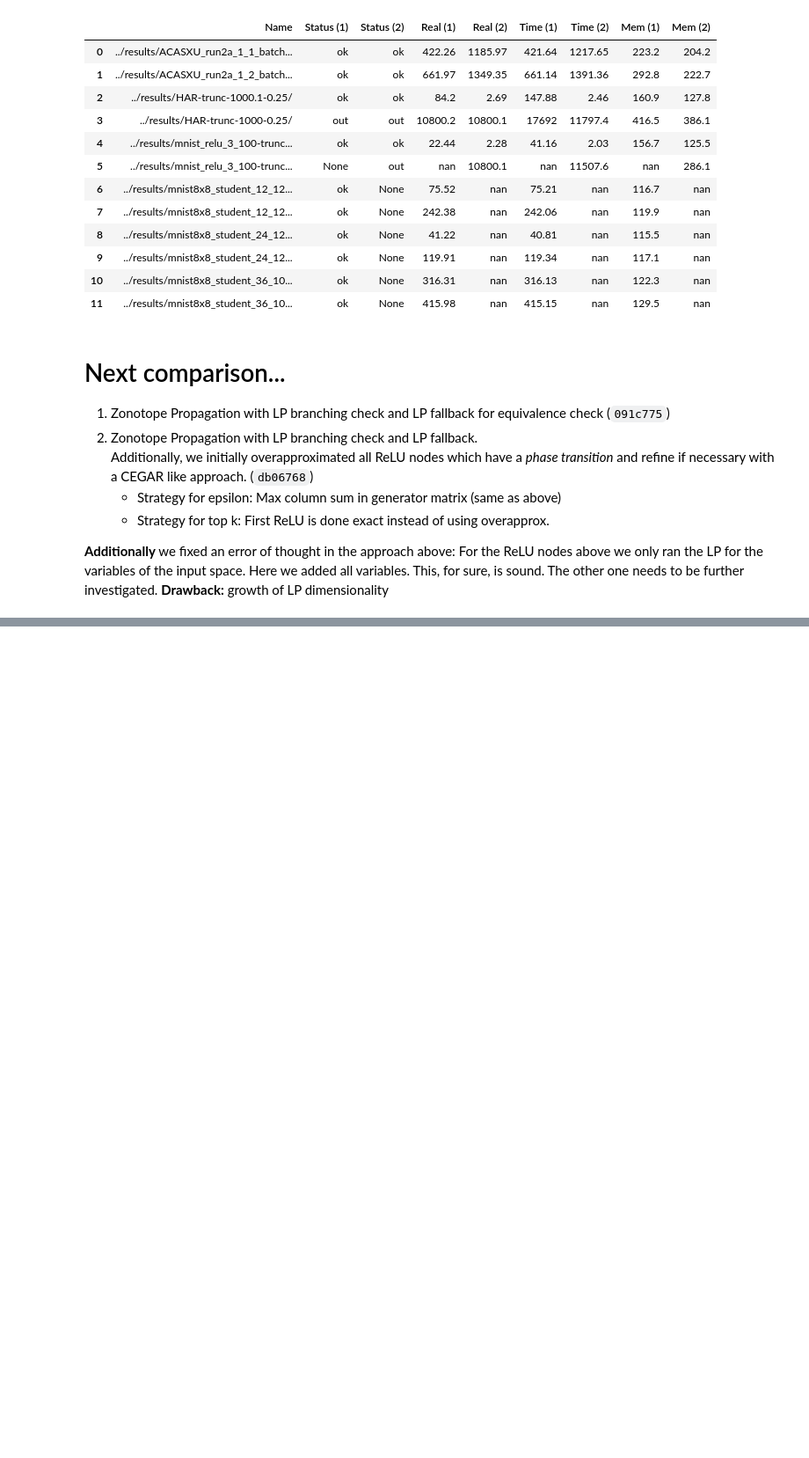
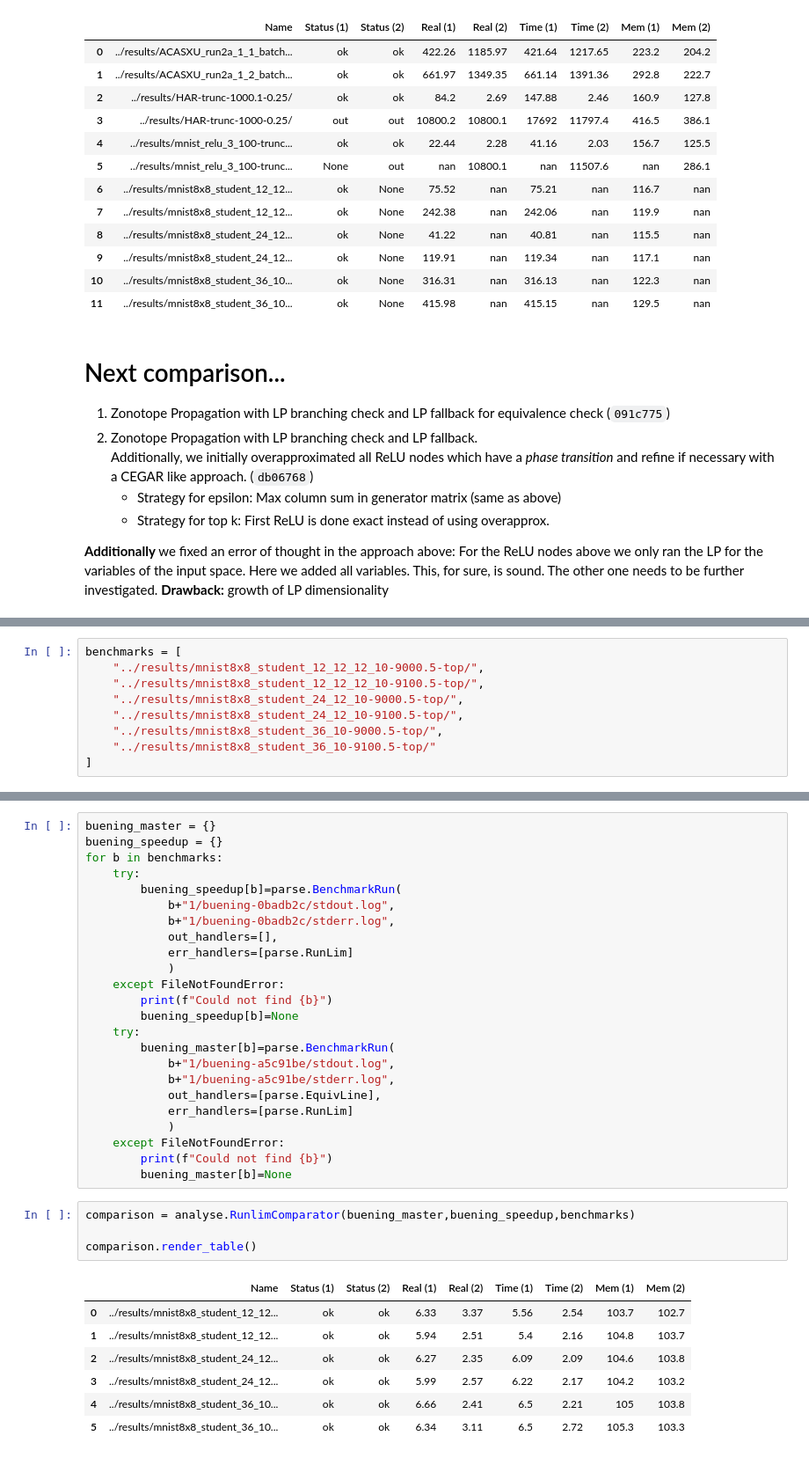
Before and after one commit to samysweb/nnequiv-experiments, a Jupyter notebook: analysis/Solved Instances.ipynb, the cells around one changed output, grey strips where cells are left out. Shown at 88% size. Cells and saved outputs as stored; diff of their text form; blank space fills up the shorter version.

```diff
--- a/analysis/Solved Instances.ipynb
+++ b/analysis/Solved Instances.ipynb
@@ -122,0 +159,9 @@ comparison.render_table()
+# %%
+benchmarks = [
+    "../results/mnist8x8_student_12_12_12_10-9000.5-top/",
+    "../results/mnist8x8_student_12_12_12_10-9100.5-top/",
+    "../results/mnist8x8_student_24_12_10-9000.5-top/",
+    "../results/mnist8x8_student_24_12_10-9100.5-top/",
+    "../results/mnist8x8_student_36_10-9000.5-top/",
+    "../results/mnist8x8_student_36_10-9100.5-top/"
+]
@@ -122,0 +170,36 @@ comparison.render_table()
+# %%
+buening_master = {}
+buening_speedup = {}
+for b in benchmarks:
+    try:
+        buening_speedup[b]=parse.BenchmarkRun(
+            b+"1/buening-0badb2c/stdout.log",
+            b+"1/buening-0badb2c/stderr.log",
+            out_handlers=[],
+            err_handlers=[parse.RunLim]
+            )
+    except FileNotFoundError:
+        print(f"Could not find {b}")
+        buening_speedup[b]=None
+    try:
+        buening_master[b]=parse.BenchmarkRun(
+            b+"1/buening-a5c91be/stdout.log",
+            b+"1/buening-a5c91be/stderr.log",
+            out_handlers=[parse.EquivLine],
+            err_handlers=[parse.RunLim]
+            )
+    except FileNotFoundError:
+        print(f"Could not find {b}")
+        buening_master[b]=None
+# %%
+comparison = analyse.RunlimComparator(buening_master,buening_speedup,benchmarks)
+
+comparison.render_table()
+# %% [output]
+|  | Name | Status (1) | Status (2) | Real (1) | Real (2) | Time (1) | Time (2) | Mem (1) | Mem (2) |
+| 0 | ../results/mnist8x8_student_12_12... | ok | ok | 6.33 | 3.37 | 5.56 | 2.54 | 103.7 | 102.7 |
+| 1 | ../results/mnist8x8_student_12_12... | ok | ok | 5.94 | 2.51 | 5.4 | 2.16 | 104.8 | 103.7 |
+| 2 | ../results/mnist8x8_student_24_12... | ok | ok | 6.27 | 2.35 | 6.09 | 2.09 | 104.6 | 103.8 |
+| 3 | ../results/mnist8x8_student_24_12... | ok | ok | 5.99 | 2.57 | 6.22 | 2.17 | 104.2 | 103.2 |
+| 4 | ../results/mnist8x8_student_36_10... | ok | ok | 6.66 | 2.41 | 6.5 | 2.21 | 105 | 103.8 |
+| 5 | ../results/mnist8x8_student_36_10... | ok | ok | 6.34 | 3.11 | 6.5 | 2.72 | 105.3 | 103.3 |
```
Also changed, not shown: parts of 12 cells of this notebook.
